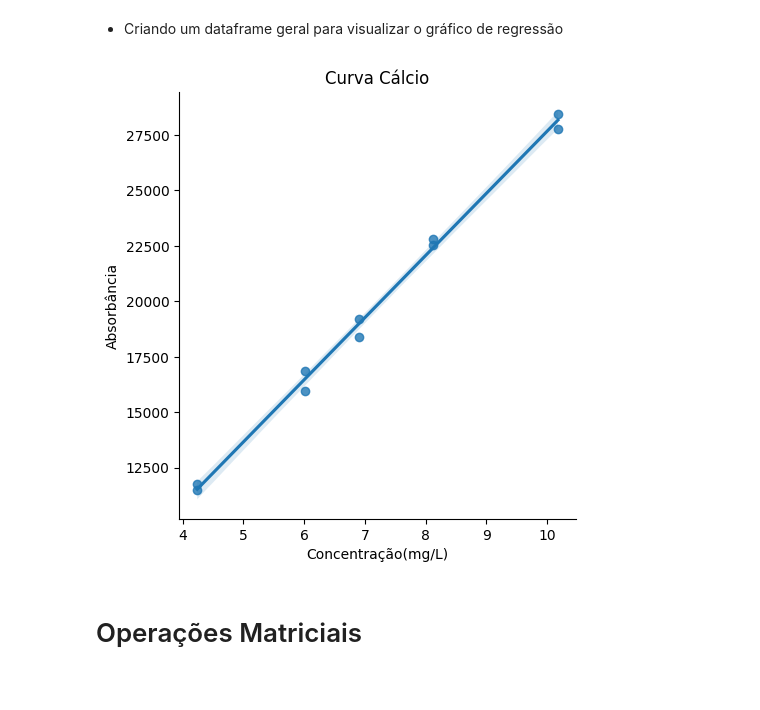
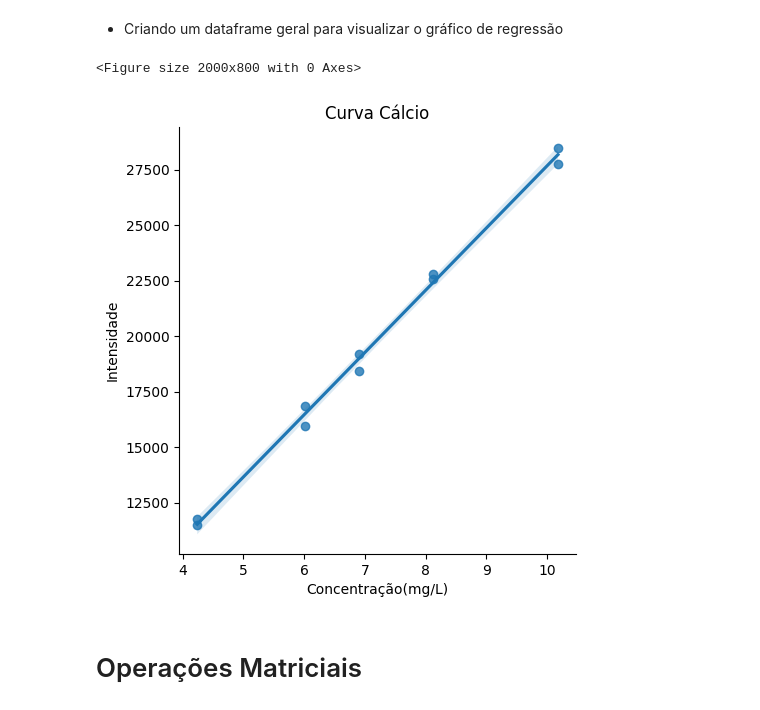
Before and after one commit to leosguimaraes/Quimiometria, a Jupyter notebook: Planejamento Fatorial Completo/Análise_de_Regressão.ipynb, the cells around one changed output. Drawn from its saved outputs; the diff is of its cells as text; code cells hidden in the pictures.

```diff
--- a/Planejamento Fatorial Completo/Análise_de_Regressão.ipynb
+++ b/Planejamento Fatorial Completo/Análise_de_Regressão.ipynb
@@ -56,10 +56,11 @@ data['Abs'] = Y
 # %%
 curva = sns.lmplot(data=data, x='C', y='Abs')
 plt.title('Curva Cálcio')
 plt.xlabel('Concentração(mg/L)')
-plt.ylabel('Absorbância');
+plt.ylabel('Intensidade');
 # %% [output]
+<Figure size 2000x800 with 0 Axes>
-[figure, old version]
+[figure, new version]
 # %% [markdown]
 # Operações Matriciais
 # %%
```
Also changed, not shown: parts of 2 cells of this notebook.
